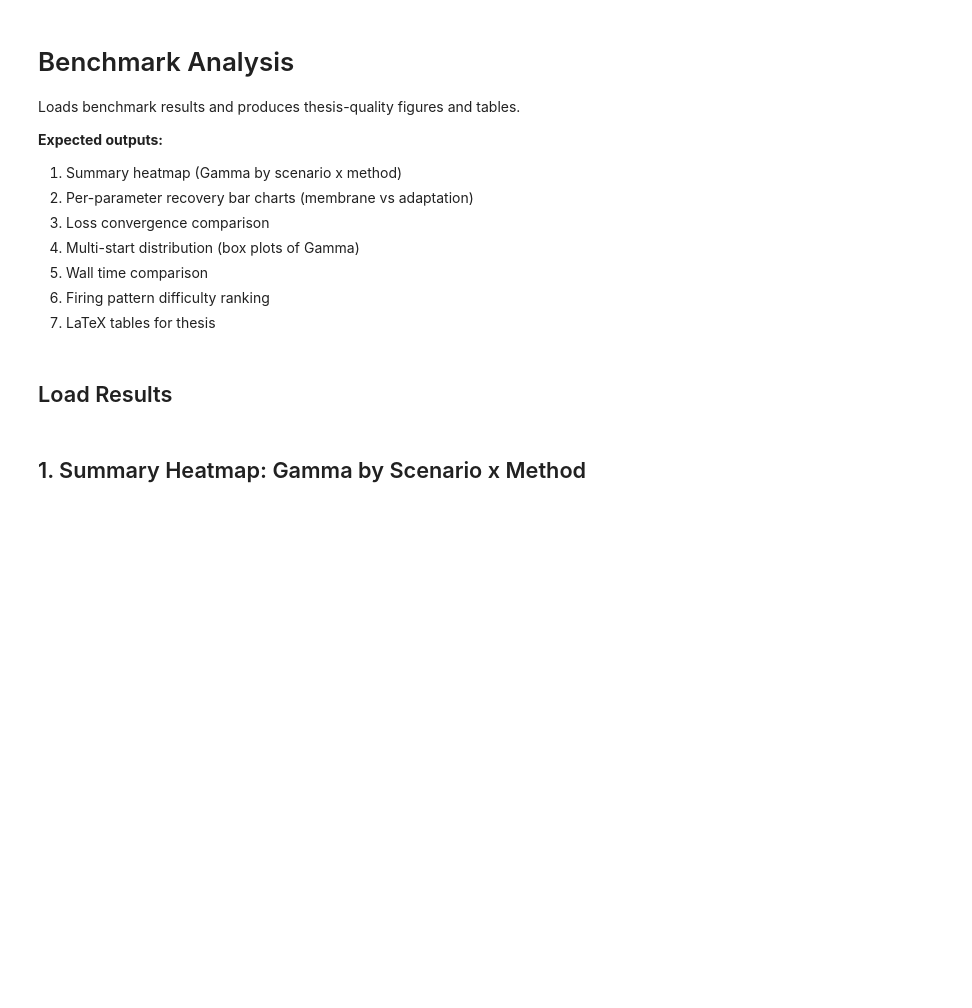
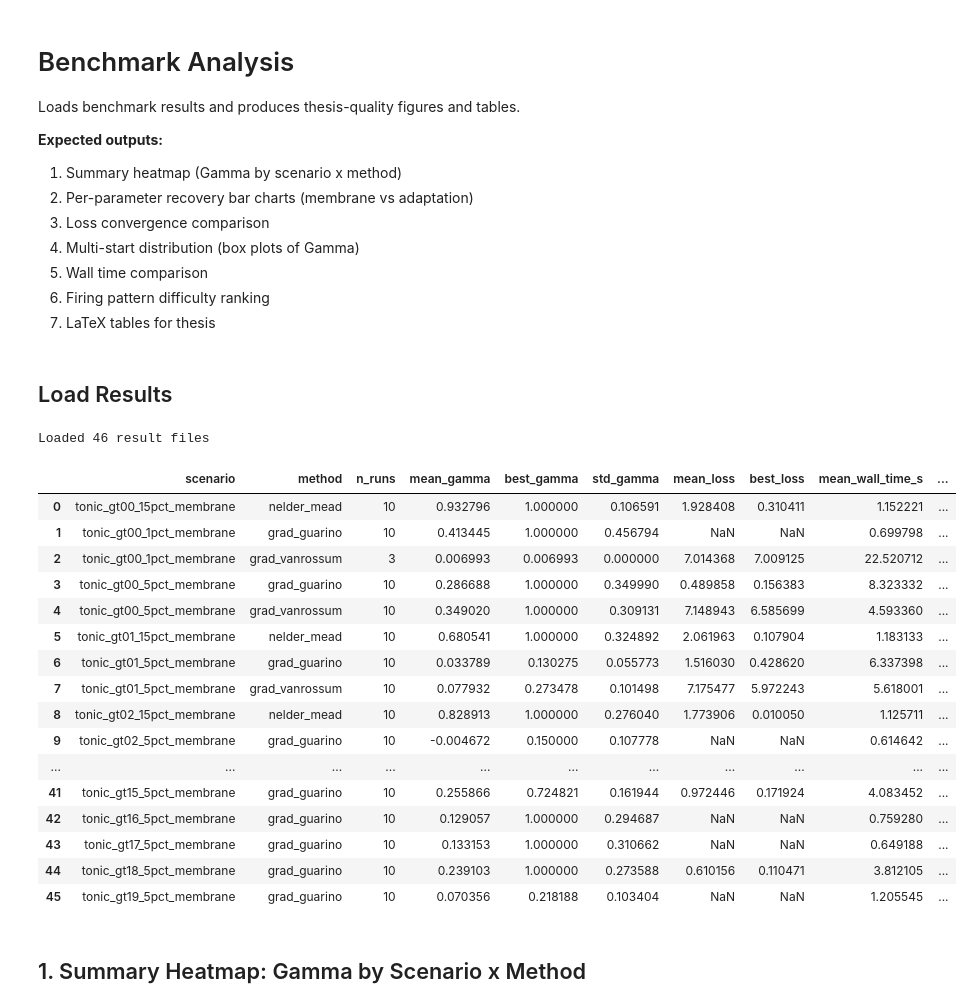
Before and after one commit to paulmyr/master-thesis, a Jupyter notebook: 5_code/benchmarks/analysis.ipynb, the cells around one changed output. Saved outputs shown, nothing was run; the diff lists cells and outputs as text; code cells hidden in the pictures; blank space fills up the shorter version.

```diff
--- a/5_code/benchmarks/analysis.ipynb
+++ b/5_code/benchmarks/analysis.ipynb
@@ -32,13 +32,32 @@ from ADoptEX.benchmark.scenarios import FULL_PARAMS, MEMBRANE_PARAMS
 # %% [markdown]
 ## Load Results
 # %%
-RESULTS_DIR = Path("results")
+RESULTS_DIR = Path("results/tonic")
 results = load_all_results(RESULTS_DIR)
 print(f"Loaded {len(results)} result files")
 
 # Summary table
 df = pd.DataFrame(summary_table(results))
 df
+# %% [output]
+Loaded 46 result files
+|  | scenario | method | n_runs | mean_gamma | best_gamma | std_gamma | mean_loss | best_loss | mean_wall_time_s | ... |
+| 0 | tonic_gt00_15pct_membrane | nelder_mead | 10 | 0.932796 | 1.000000 | 0.106591 | 1.928408 | 0.310411 | 1.152221 | ... |
+| 1 | tonic_gt00_1pct_membrane | grad_guarino | 10 | 0.413445 | 1.000000 | 0.456794 | NaN | NaN | 0.699798 | ... |
+| 2 | tonic_gt00_1pct_membrane | grad_vanrossum | 3 | 0.006993 | 0.006993 | 0.000000 | 7.014368 | 7.009125 | 22.520712 | ... |
+| 3 | tonic_gt00_5pct_membrane | grad_guarino | 10 | 0.286688 | 1.000000 | 0.349990 | 0.489858 | 0.156383 | 8.323332 | ... |
+| 4 | tonic_gt00_5pct_membrane | grad_vanrossum | 10 | 0.349020 | 1.000000 | 0.309131 | 7.148943 | 6.585699 | 4.593360 | ... |
+| 5 | tonic_gt01_15pct_membrane | nelder_mead | 10 | 0.680541 | 1.000000 | 0.324892 | 2.061963 | 0.107904 | 1.183133 | ... |
+| 6 | tonic_gt01_5pct_membrane | grad_guarino | 10 | 0.033789 | 0.130275 | 0.055773 | 1.516030 | 0.428620 | 6.337398 | ... |
+| 7 | tonic_gt01_5pct_membrane | grad_vanrossum | 10 | 0.077932 | 0.273478 | 0.101498 | 7.175477 | 5.972243 | 5.618001 | ... |
+| 8 | tonic_gt02_15pct_membrane | nelder_mead | 10 | 0.828913 | 1.000000 | 0.276040 | 1.773906 | 0.010050 | 1.125711 | ... |
+| 9 | tonic_gt02_5pct_membrane | grad_guarino | 10 | -0.004672 | 0.150000 | 0.107778 | NaN | NaN | 0.614642 | ... |
+| ... | ... | ... | ... | ... | ... | ... | ... | ... | ... | ... |
+| 41 | tonic_gt15_5pct_membrane | grad_guarino | 10 | 0.255866 | 0.724821 | 0.161944 | 0.972446 | 0.171924 | 4.083452 | ... |
+| 42 | tonic_gt16_5pct_membrane | grad_guarino | 10 | 0.129057 | 1.000000 | 0.294687 | NaN | NaN | 0.759280 | ... |
+| 43 | tonic_gt17_5pct_membrane | grad_guarino | 10 | 0.133153 | 1.000000 | 0.310662 | NaN | NaN | 0.649188 | ... |
+| 44 | tonic_gt18_5pct_membrane | grad_guarino | 10 | 0.239103 | 1.000000 | 0.273588 | 0.610156 | 0.110471 | 3.812105 | ... |
+| 45 | tonic_gt19_5pct_membrane | grad_guarino | 10 | 0.070356 | 0.218188 | 0.103404 | NaN | NaN | 1.205545 | ... |
 # %% [markdown]
 ## 1. Summary Heatmap: Gamma by Scenario x Method
 # %%
```
Also changed, not shown: parts of 4 cells of this notebook, 9 other files.
